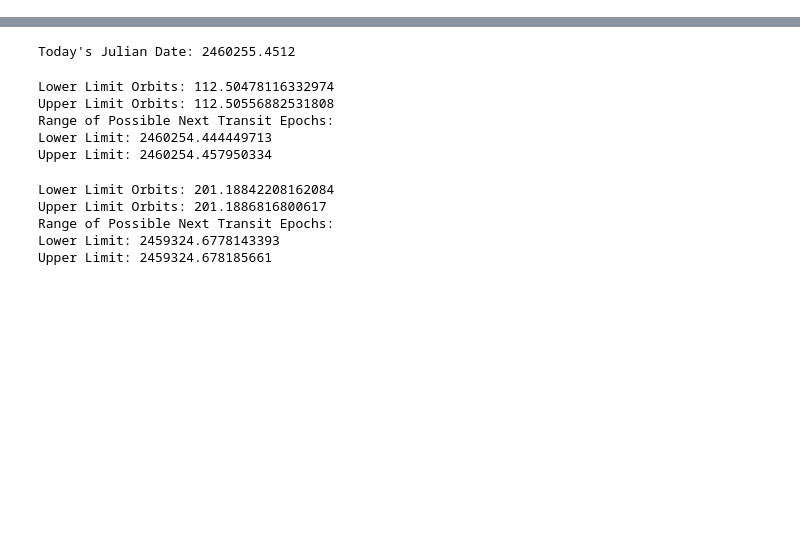
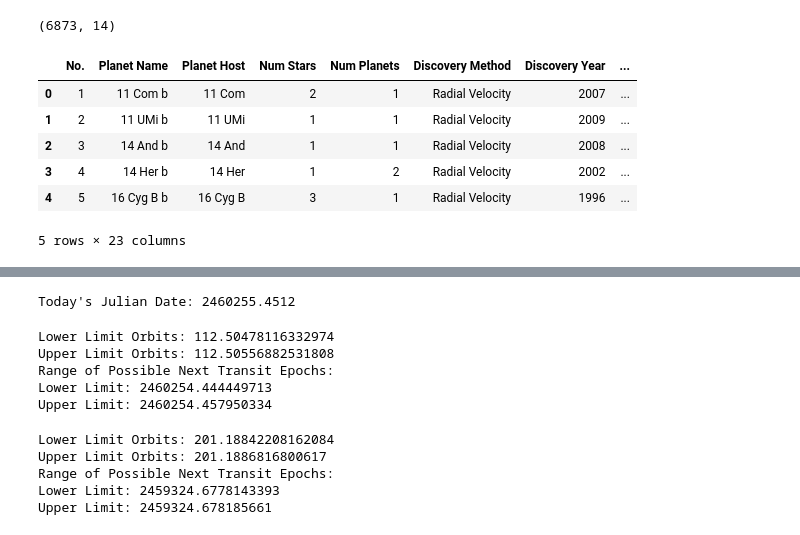
Before and after one commit to rahavi-r31/project-AnalyzingExoplanetsusingTransitFinderData, a Jupyter notebook: TransitAnalysis.ipynb, the cells around one changed output, grey strips where cells are left out. Saved outputs shown, nothing was run; the diff lists cells and outputs as text; code cells hidden in the pictures; blank space fills up the shorter version.

```diff
--- a/TransitAnalysis.ipynb
+++ b/TransitAnalysis.ipynb
@@ -5,10 +5,5 @@ import pandas as pd
 import numpy as np
 import matplotlib.pyplot as plt
 import seaborn as sns
-df=pd.read_csv("/content/transit_targets.csv")
-corr=df.corr(method = 'pearson')
-c = np.corrcoef(df['epoch'],df['period'])
-print(c)
-plt.figure(figsize=(10,8), dpi =75)
-sns.heatmap(corr,annot=True,fmt=".4f", linewidth=.5)
-plt.show()
+import os
+df=pd.read_excel("/content/toi_targets Final.xlsx")
@@ -18,0 +30,14 @@ plt.show()
+# %%
+print(df.shape)
+# %% [output]
+(6873, 14)
+# %%
+df.head()
+# %% [output]
+|  | No. | Planet Name | Planet Host | Num Stars | Num Planets | Discovery Method | Discovery Year | ... |
+| 0 | 1 | 11 Com b | 11 Com | 2 | 1 | Radial Velocity | 2007 | ... |
+| 1 | 2 | 11 UMi b | 11 UMi | 1 | 1 | Radial Velocity | 2009 | ... |
+| 2 | 3 | 14 And b | 14 And | 1 | 1 | Radial Velocity | 2008 | ... |
+| 3 | 4 | 14 Her b | 14 Her | 1 | 2 | Radial Velocity | 2002 | ... |
+| 4 | 5 | 16 Cyg B b | 16 Cyg B | 3 | 1 | Radial Velocity | 1996 | ... |
+5 rows × 23 columns
```
Also changed, not shown: parts of 9 cells of this notebook.
